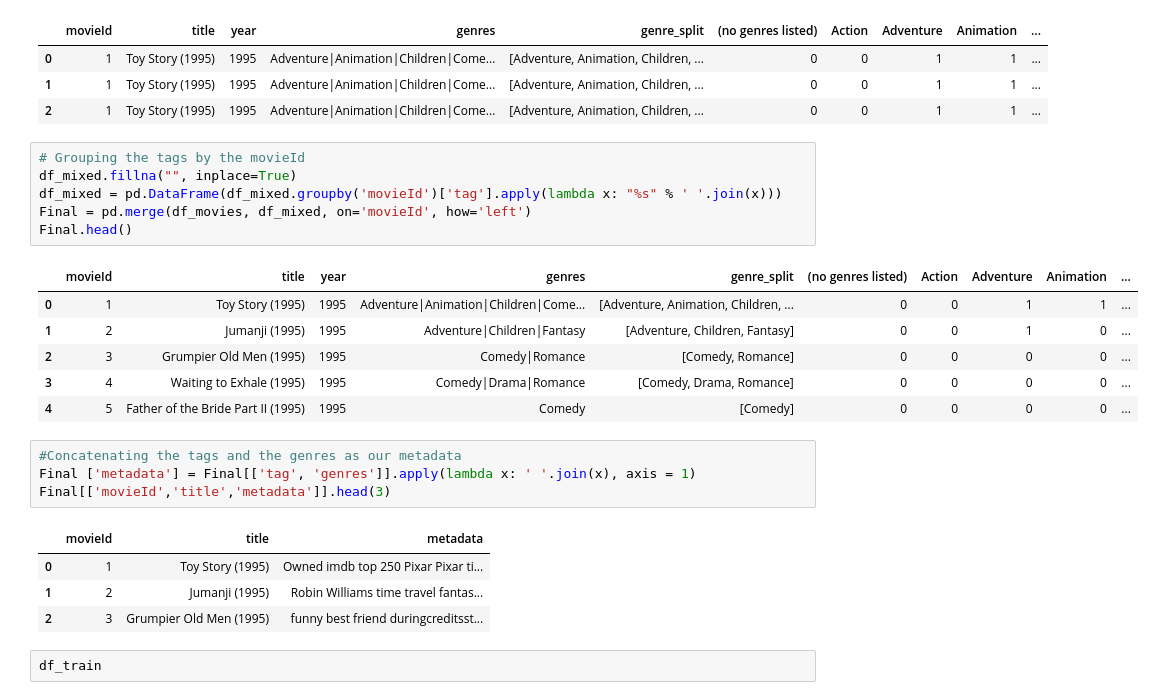
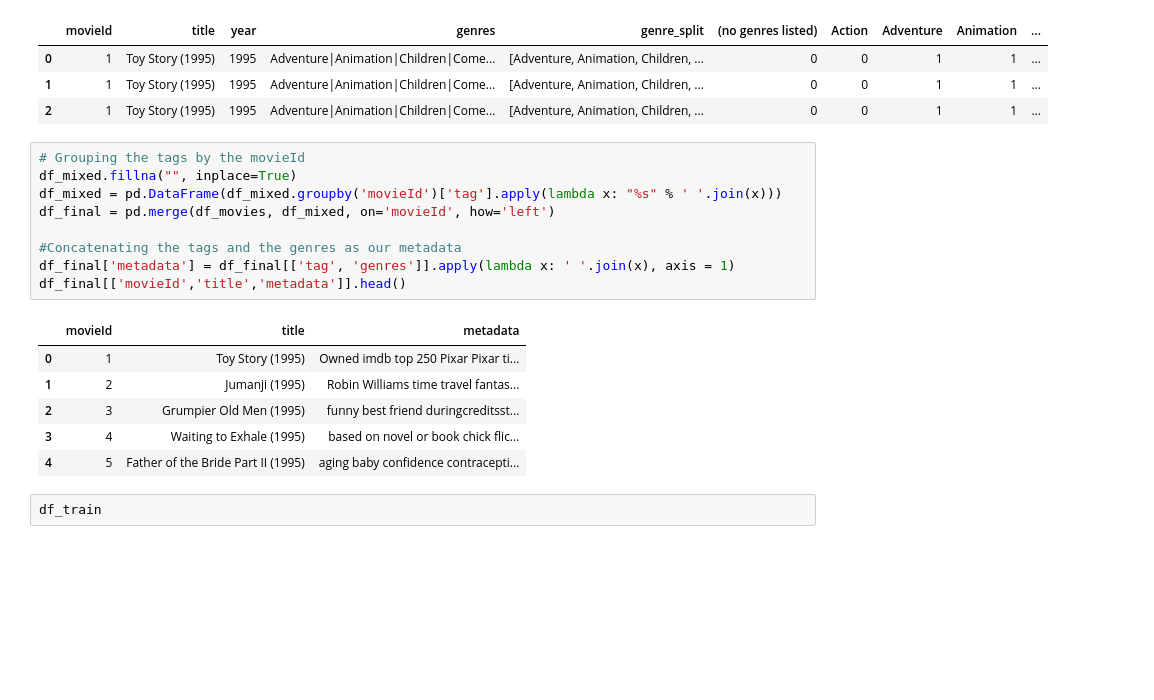
Before and after one commit to stanjaak123/Netflix-Recommender-using-Unsupervised-Machine-Learning-Clustering-, a Jupyter notebook: Netflix Recommender System.ipynb, the cells around one changed output. Cells and saved outputs as stored; diff of their text form; blank space fills up the shorter version.

```diff
--- a/Netflix Recommender System.ipynb
+++ b/Netflix Recommender System.ipynb
@@ -266,25 +266,19 @@ df_mixed.head(3)
 # %%
 # Grouping the tags by the movieId
 df_mixed.fillna("", inplace=True)
 df_mixed = pd.DataFrame(df_mixed.groupby('movieId')['tag'].apply(lambda x: "%s" % ' '.join(x)))
-Final = pd.merge(df_movies, df_mixed, on='movieId', how='left')
-Final.head()
+df_final = pd.merge(df_movies, df_mixed, on='movieId', how='left')
+
+#Concatenating the tags and the genres as our metadata
+df_final['metadata'] = df_final[['tag', 'genres']].apply(lambda x: ' '.join(x), axis = 1)
+df_final[['movieId','title','metadata']].head()
 # %% [output]
-|  | movieId | title | year | genres | genre_split | (no genres listed) | Action | Adventure | Animation | ... |
-| 0 | 1 | Toy Story (1995) | 1995 | Adventure|Animation|Children|Come... | [Adventure, Animation, Children, ... | 0 | 0 | 1 | 1 | ... |
-| 1 | 2 | Jumanji (1995) | 1995 | Adventure|Children|Fantasy | [Adventure, Children, Fantasy] | 0 | 0 | 1 | 0 | ... |
-| 2 | 3 | Grumpier Old Men (1995) | 1995 | Comedy|Romance | [Comedy, Romance] | 0 | 0 | 0 | 0 | ... |
-| 3 | 4 | Waiting to Exhale (1995) | 1995 | Comedy|Drama|Romance | [Comedy, Drama, Romance] | 0 | 0 | 0 | 0 | ... |
-| 4 | 5 | Father of the Bride Part II (1995) | 1995 | Comedy | [Comedy] | 0 | 0 | 0 | 0 | ... |
+|  | movieId | title | metadata |
+| 0 | 1 | Toy Story (1995) | Owned imdb top 250 Pixar Pixar ti... |
+| 1 | 2 | Jumanji (1995) | Robin Williams time travel fantas... |
+| 2 | 3 | Grumpier Old Men (1995) | funny best friend duringcreditsst... |
+| 3 | 4 | Waiting to Exhale (1995) | based on novel or book chick flic... |
+| 4 | 5 | Father of the Bride Part II (1995) | aging baby confidence contracepti... |
-# %%
-#Concatenating the tags and the genres as our metadata
-Final ['metadata'] = Final[['tag', 'genres']].apply(lambda x: ' '.join(x), axis = 1)
-Final[['movieId','title','metadata']].head(3)
-# %% [output]
-|  | movieId | title | metadata |
-| 0 | 1 | Toy Story (1995) | Owned imdb top 250 Pixar Pixar ti... |
-| 1 | 2 | Jumanji (1995) | Robin Williams time travel fantas... |
-| 2 | 3 | Grumpier Old Men (1995) | funny best friend duringcreditsst... |
 # %%
 df_train
 # %% [output]
```
Also changed, not shown: parts of 55 cells of this notebook.
